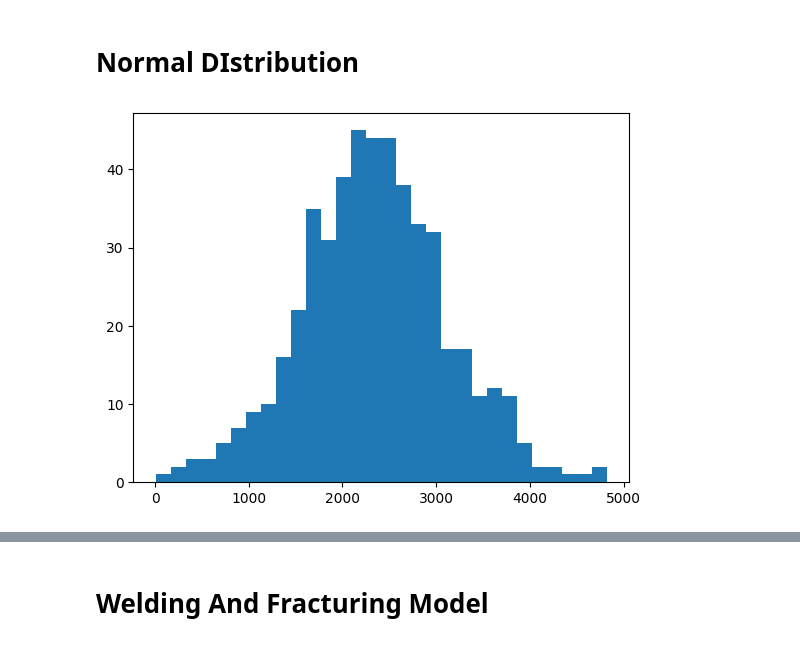
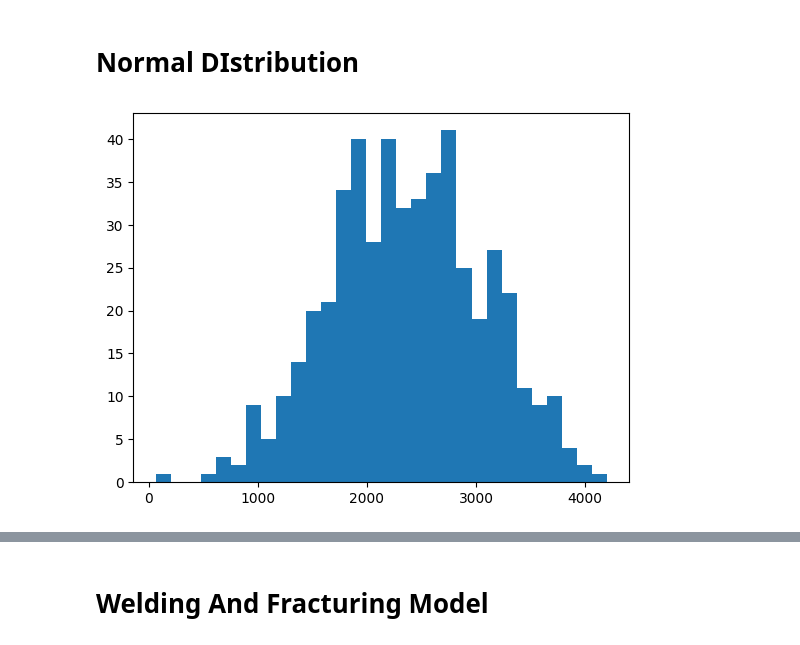
Before and after one commit to Marissa-working/Ice-Floe-Research, a Jupyter notebook: ice_floe.ipynb, the cells around one changed output, grey strips where cells are left out. Saved outputs shown, nothing was run; the diff lists cells and outputs as text; code cells hidden in the pictures.

```diff
--- a/ice_floe.ipynb
+++ b/ice_floe.ipynb
@@ -7,11 +7,11 @@ from numpy.random import normal
 # %% [markdown]
 # Normal DIstribution
 # %%
-data = normal(loc=2400, scale=750, size=500)
+data = normal(loc=2400, scale=700, size=500)
 
 fsd = data.tolist()
 
 count, bins, ignored = plt.hist(data, 30)
 plt.show()
 # %% [output]
-[figure, old version]
+[figure, new version]
```
Also changed, not shown: parts of 5 cells of this notebook.
